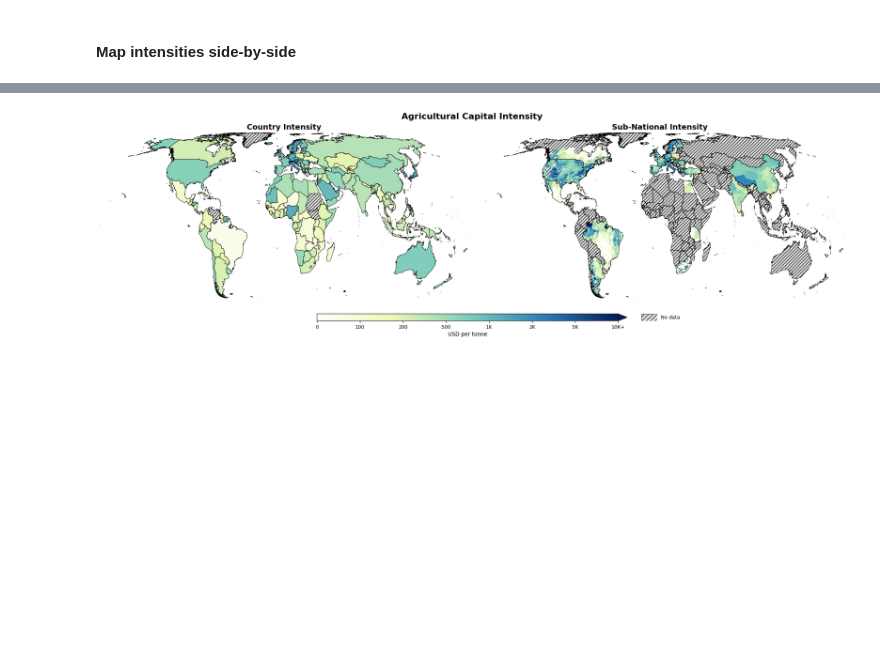
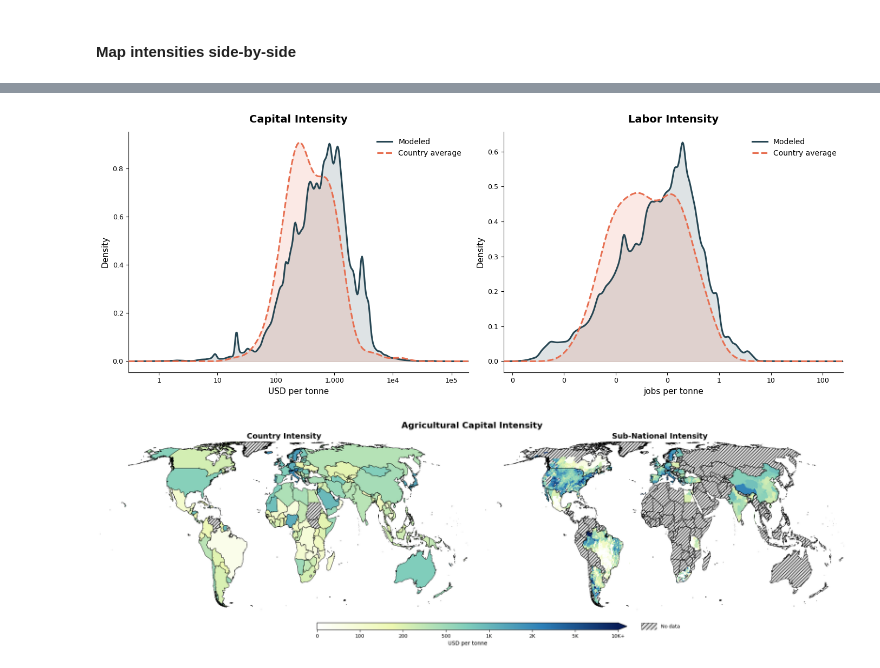
Before and after one commit to carinamani/AgDownscaling, a Jupyter notebook: 04_FIGURES/map_intensities_side_by_side.ipynb, the cells around one changed output, grey strips where cells are left out. Saved outputs shown, nothing was run; the diff lists cells and outputs as text; code cells hidden in the pictures; blank space fills up the shorter version.

```diff
--- a/04_FIGURES/map_intensities_side_by_side.ipynb
+++ b/04_FIGURES/map_intensities_side_by_side.ipynb
@@ -451,3 +505,72 @@ plot_intensity_side_by_side(
+# %%
+##### Density plot: modeled (pixel-level) vs. country-average intensities (from country_boundaries)
+
+def _to_flat_array(a):
+    if hasattr(a, "values"):
+        a = a.values
+    a = np.asarray(a)
+    return a.ravel()
+
+def plot_intensity_density(ax, modeled, country_avg, title, axis_label):
+    modeled = _to_flat_array(modeled)
+    country_avg = _to_flat_array(country_avg)
+
+    # keep only strictly positive, finite values (required for log10)
+    modeled = modeled[(modeled > 0) & np.isfinite(modeled)]
+    country_avg = country_avg[(country_avg > 0) & np.isfinite(country_avg)]
+
+    log_modeled = np.log10(modeled)
+    log_country = np.log10(country_avg)
+
+    lo = min(log_modeled.min(), log_country.min())
+    hi = max(log_modeled.max(), log_country.max())
+    xs = np.linspace(lo, hi, 500)
+
+    kde_modeled = gaussian_kde(log_modeled)
+    kde_country = gaussian_kde(log_country)
+
+    color_modeled = "#264653"   # dark teal
+    color_country = "#e76f51"   # coral
+
+    ax.plot(xs, kde_modeled(xs), color=color_modeled, linewidth=2.2, linestyle='-', label='Modeled', zorder=3)
+    ax.fill_between(xs, kde_modeled(xs), color=color_modeled, alpha=0.15, zorder=2)
+
+    ax.plot(xs, kde_country(xs), color=color_country, linewidth=2.2, linestyle='--', label='Country average', zorder=3)
+    ax.fill_between(xs, kde_country(xs), color=color_country, alpha=0.15, zorder=2)
+
+    tick_locs = np.arange(np.floor(lo), np.ceil(hi) + 1)
+    tick_labels = [f"{10**t:,.0f}" if t < 4 else f"{10**t:.0e}".replace("e+0", "e").replace("e+", "e")
+                   for t in tick_locs]
+    ax.set_xticks(tick_locs)
+    ax.set_xticklabels(tick_labels, rotation=0)
+    ax.set_xlim(lo, hi)
+
+    ax.set_xlabel(axis_label, fontsize=11)
+    ax.set_ylabel("Density", fontsize=11)
+    ax.set_title(title, fontsize=14, weight='bold', pad=12)
+    ax.legend(fontsize=10, frameon=False, loc='upper right')
+    ax.spines[['top', 'right']].set_visible(False)
+    ax.tick_params(labelsize=9)
+
+
+# ================= BUILD FIGURE =================
+fig, axes = plt.subplots(1, 2, figsize=(14, 5.5))
+
+plot_intensity_density(
+    axes[0], capital_intensity, country_boundaries['capital_intensity_USD_per_tonne'],
+    "Capital Intensity", "USD per tonne"
+)
+plot_intensity_density(
+    axes[1], labor_intensity, country_boundaries['labor_intensity_jobs_per_tonne'],
+    "Labor Intensity", "jobs per tonne"
+)
+
+plt.tight_layout()
+plt.show()
+
+fig.savefig(f"{fd}/intensity_density_comparison.png", dpi=300, bbox_inches='tight')
+# %% [output]
+[figure, added]
 # %%
 #### Map country and sub-national intensities side-by-side
 
```
Also changed, not shown: parts of 2 cells of this notebook, 4 other files.
